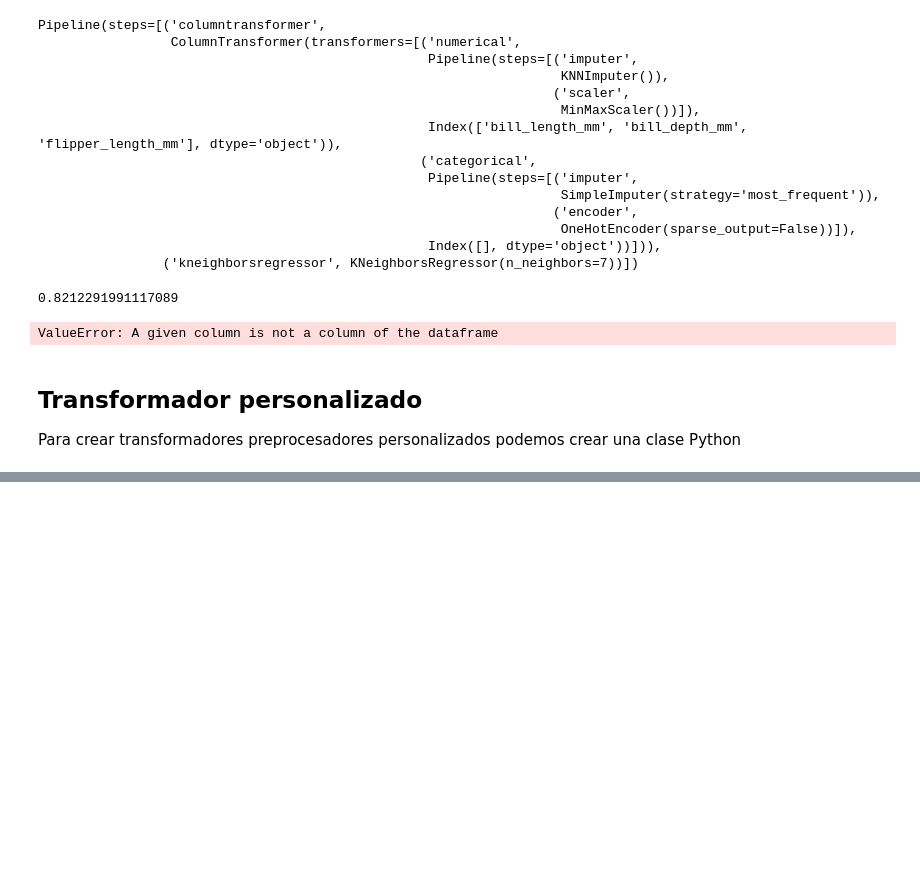
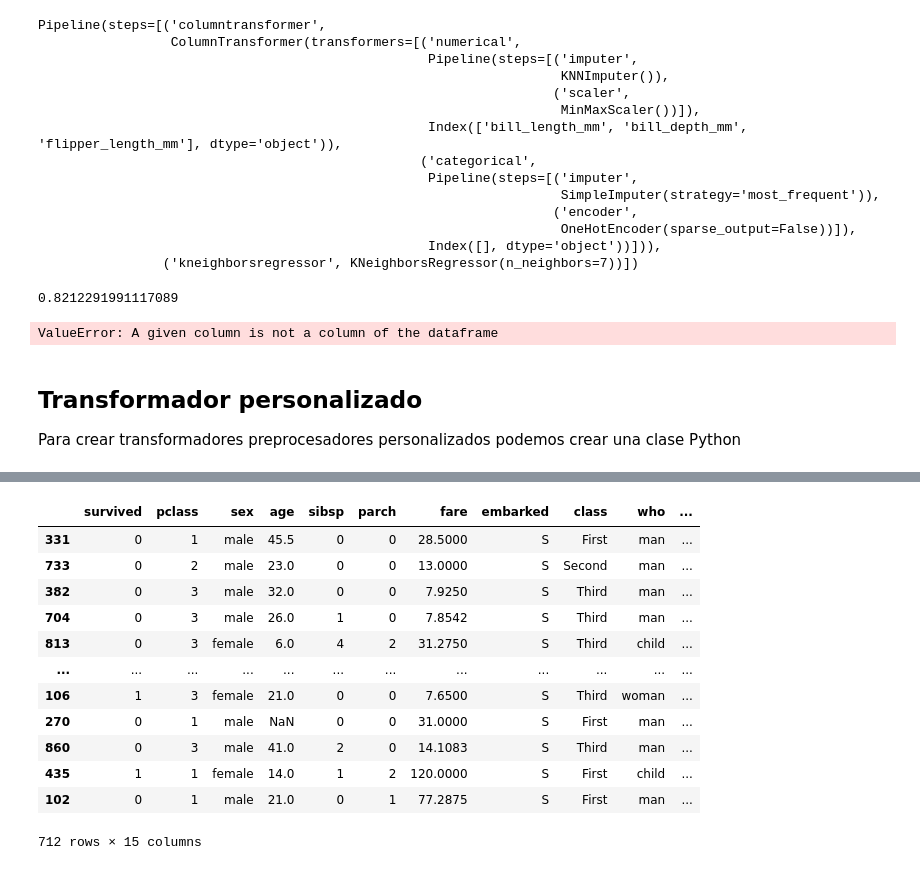
Before and after one commit to ceciorosco/Cecilia-Repositorio, a Jupyter notebook: Modulo 5/pipelines.ipynb, the cells around one changed output, grey strips where cells are left out. Drawn from its saved outputs; the diff is of its cells as text; code cells hidden in the pictures; blank space fills up the shorter version.

```diff
--- a/Modulo 5/pipelines.ipynb
+++ b/Modulo 5/pipelines.ipynb
@@ -312,0 +492,37 @@ class Debugger(BaseEstimator, TransformerMixin):
+# %%
+df = sns.load_dataset('titanic')
+X = df.drop('alive', axis=1)
+y = df['alive']
+
+X_train, X_test, y_train, y_test = train_test_split(X, y, test_size=0.20, random_state=42)
+# %%
+class FamilySizeFeature(BaseEstimator, TransformerMixin):
+    def transform(self, X, y=None):
+        X_copy = X.copy()
+        X_copy['family_size'] = X_copy['sibsp'] +  X_copy['parch']+1
+        return X_copy
+
+    def fit(self, X, y=None, **fit_params):
+        return self
+# %%
+pipeline = make_pipeline(
+    FamilySizeFeature(),
+    # agregar mas pasos por ejemplo un column transformer con un pipeline para numericas y otro para categoricas
+    # agregar modelo
+
+)
+pipeline.fit_transform(X_train, y_train)
+# %% [output]
+|  | survived | pclass | sex | age | sibsp | parch | fare | embarked | class | who | ... |
+| 331 | 0 | 1 | male | 45.5 | 0 | 0 | 28.5000 | S | First | man | ... |
+| 733 | 0 | 2 | male | 23.0 | 0 | 0 | 13.0000 | S | Second | man | ... |
+| 382 | 0 | 3 | male | 32.0 | 0 | 0 | 7.9250 | S | Third | man | ... |
+| 704 | 0 | 3 | male | 26.0 | 1 | 0 | 7.8542 | S | Third | man | ... |
+| 813 | 0 | 3 | female | 6.0 | 4 | 2 | 31.2750 | S | Third | child | ... |
+| ... | ... | ... | ... | ... | ... | ... | ... | ... | ... | ... | ... |
+| 106 | 1 | 3 | female | 21.0 | 0 | 0 | 7.6500 | S | Third | woman | ... |
+| 270 | 0 | 1 | male | NaN | 0 | 0 | 31.0000 | S | First | man | ... |
+| 860 | 0 | 3 | male | 41.0 | 2 | 0 | 14.1083 | S | Third | man | ... |
+| 435 | 1 | 1 | female | 14.0 | 1 | 2 | 120.0000 | S | First | child | ... |
+| 102 | 0 | 1 | male | 21.0 | 0 | 1 | 77.2875 | S | First | man | ... |
+712 rows × 15 columns
```
Also changed, not shown: parts of 12 cells of this notebook, 1 other file.
